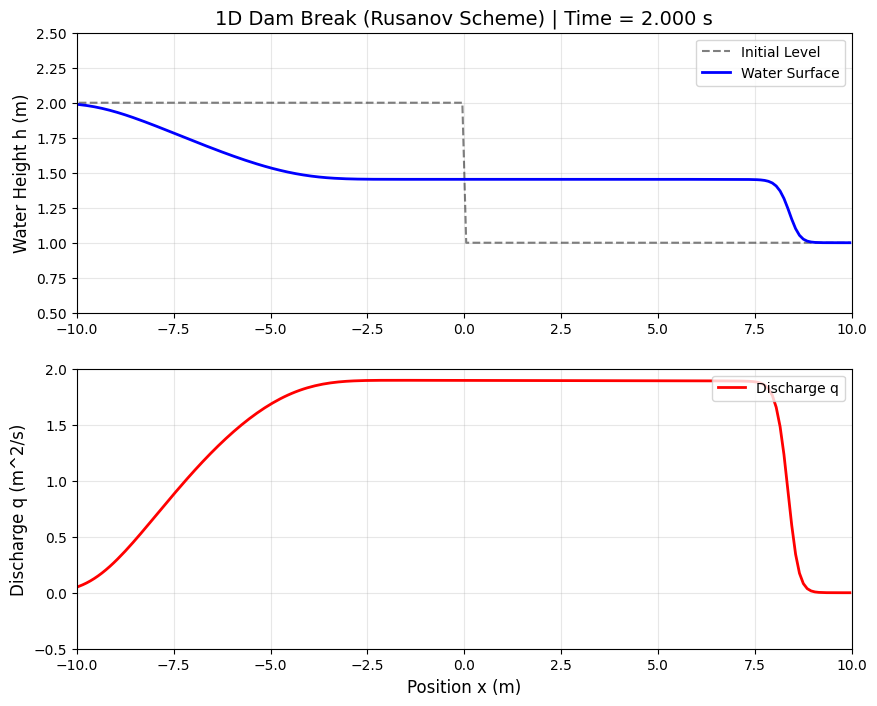
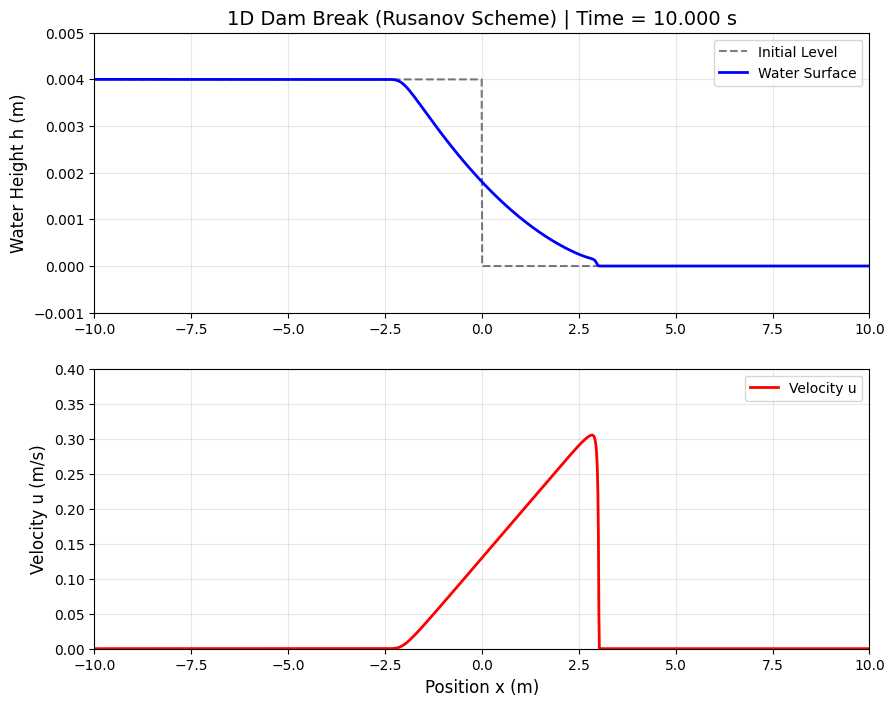
The notebook cell's code change between the first figure and the second:
--- before
+++ after
@@ -13,5 +13,5 @@
     
     # 2. Compute physical velocities (safely avoiding division by zero)
-    u = np.where(h > 1e-5, q / h, 0.0)
+    u = np.where(h > 1e-6, q / h, 0.0)
     
     # 3. Dynamic Time Step calculation using local wave speeds (CFL condition)
@@ -62,5 +62,5 @@
         ax1.plot(x[1:-1], h[1:-1], 'b-', linewidth=2, label='Water Surface')
         ax1.set_xlim(-L/2, L/2)
-        ax1.set_ylim(0.5, 2.5)
+        ax1.set_ylim(-0.001, 0.005)
         ax1.set_ylabel('Water Height h (m)', fontsize=12)
         ax1.legend(loc='upper right')
@@ -68,10 +68,10 @@
         ax1.grid(True, alpha=0.3)
         
-        # Plot Discharge
-        ax2.plot(x[1:-1], q[1:-1], 'r-', linewidth=2, label='Discharge q')
+        # Plot Velocity
+        ax2.plot(x[1:-1], u[1:-1], 'r-', linewidth=2, label='Velocity u')
         ax2.set_xlim(-L/2, L/2)
-        ax2.set_ylim(-0.5, 2.0)
+        ax2.set_ylim(-0.0001, 0.4)
         ax2.set_xlabel('Position x (m)', fontsize=12)
-        ax2.set_ylabel('Discharge q (m^2/s)', fontsize=12)
+        ax2.set_ylabel('Velocity u (m/s)', fontsize=12)
         ax2.legend(loc='upper right')
         ax2.grid(True, alpha=0.3)

Commit: HLL